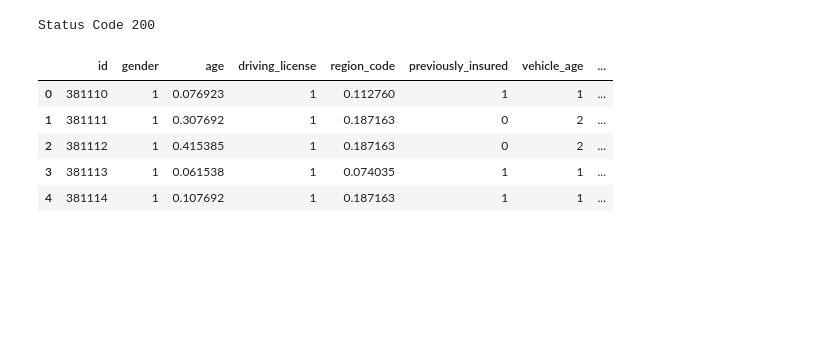
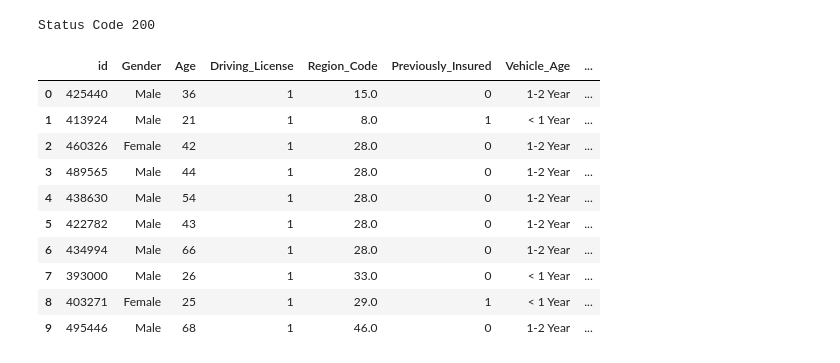
Before and after one commit to matheusventurads/health-insurance-cross-sell, a Jupyter notebook: notebooks/7.0-mv-model-deploy.ipynb, the cells around one changed output. Cells and saved outputs as stored; diff of their text form; code cells hidden in the pictures; blank space fills up the shorter version.

```diff
--- a/notebooks/7.0-mv-model-deploy.ipynb
+++ b/notebooks/7.0-mv-model-deploy.ipynb
@@ -1741,9 +1750,10 @@ df_test = pd.read_csv('../data/raw/test.csv')
 # %%
 # convert DataFrame to json
-data = json.dumps(df_test.to_dict(orient='records'))
+data = json.dumps(df_test.sample(10).to_dict(orient='records'))
 # %%
 # API Call
-url = 'http://0.0.0.0:5000/predict'
+#url = 'http://0.0.0.0:5000/predict'
+url = 'https://insurance-api.onrender.com/predict'
 header = {'Content-type': 'application/json'}
 data = data
 
@@ -1752,13 +1762,18 @@ print('Status Code {}'.format(r.status_code))
 # %% [output]
 Status Code 200
 # %%
-d1 = pd.DataFrame(r.json(), columns=r.json()[0].keys())
+df1 = pd.DataFrame(r.json(), columns=r.json()[0].keys())
-# %%
-d1.head()
-# %% [output]
-|  | id | gender | age | driving_license | region_code | previously_insured | vehicle_age | ... |
-| 0 | 381110 | 1 | 0.076923 | 1 | 0.112760 | 1 | 1 | ... |
-| 1 | 381111 | 1 | 0.307692 | 1 | 0.187163 | 0 | 2 | ... |
-| 2 | 381112 | 1 | 0.415385 | 1 | 0.187163 | 0 | 2 | ... |
-| 3 | 381113 | 1 | 0.061538 | 1 | 0.074035 | 1 | 1 | ... |
-| 4 | 381114 | 1 | 0.107692 | 1 | 0.187163 | 1 | 1 | ... |
+# %%
+df1
+# %% [output]
+|  | id | Gender | Age | Driving_License | Region_Code | Previously_Insured | Vehicle_Age | ... |
+| 0 | 425440 | Male | 36 | 1 | 15.0 | 0 | 1-2 Year | ... |
+| 1 | 413924 | Male | 21 | 1 | 8.0 | 1 | < 1 Year | ... |
+| 2 | 460326 | Female | 42 | 1 | 28.0 | 0 | 1-2 Year | ... |
+| 3 | 489565 | Male | 44 | 1 | 28.0 | 0 | 1-2 Year | ... |
+| 4 | 438630 | Male | 54 | 1 | 28.0 | 0 | 1-2 Year | ... |
+| 5 | 422782 | Male | 43 | 1 | 28.0 | 0 | 1-2 Year | ... |
+| 6 | 434994 | Male | 66 | 1 | 28.0 | 0 | 1-2 Year | ... |
+| 7 | 393000 | Male | 26 | 1 | 33.0 | 0 | < 1 Year | ... |
+| 8 | 403271 | Female | 25 | 1 | 29.0 | 1 | < 1 Year | ... |
+| 9 | 495446 | Male | 68 | 1 | 46.0 | 0 | 1-2 Year | ... |
```
Also changed, not shown: parts of 1 cell of this notebook.
